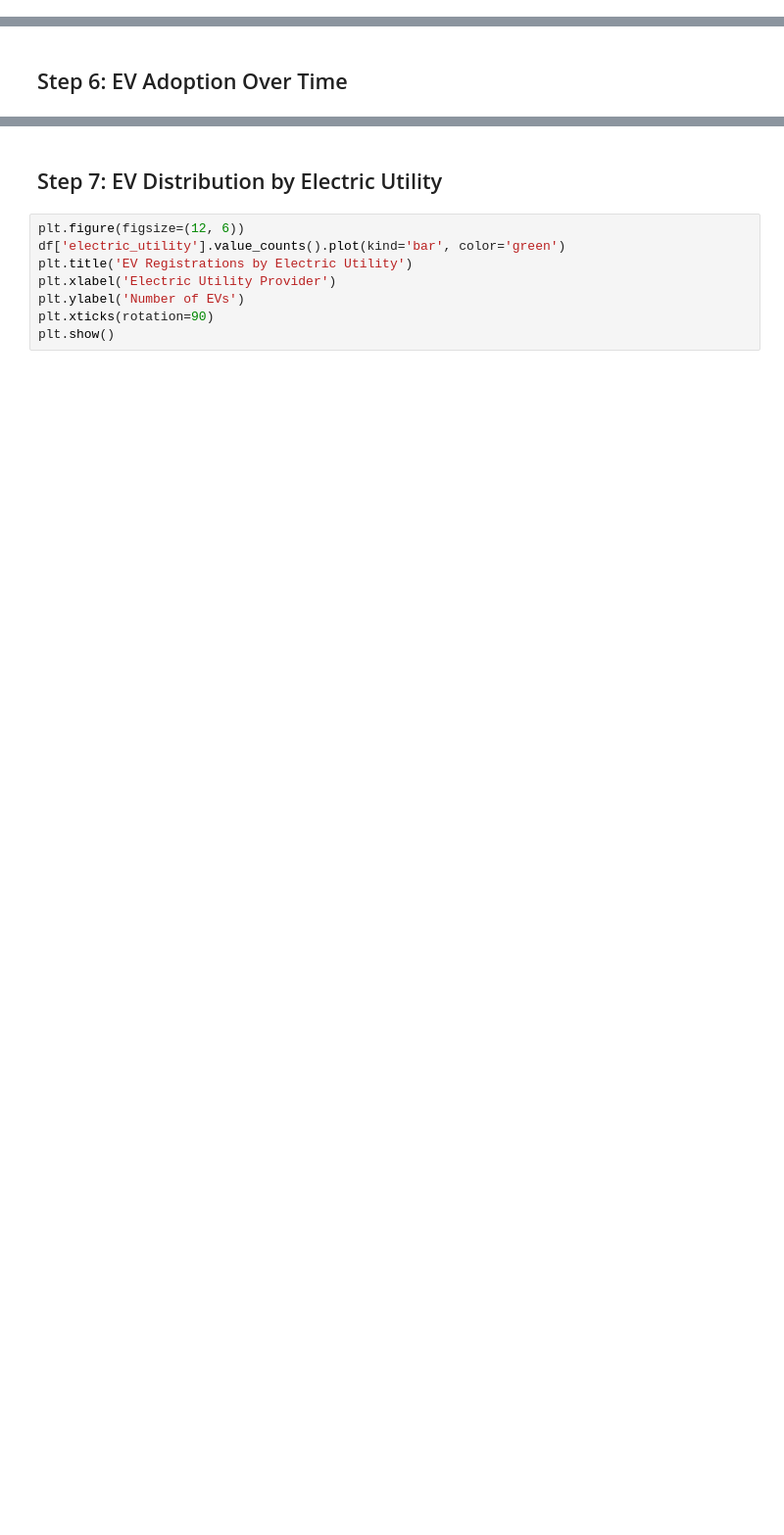
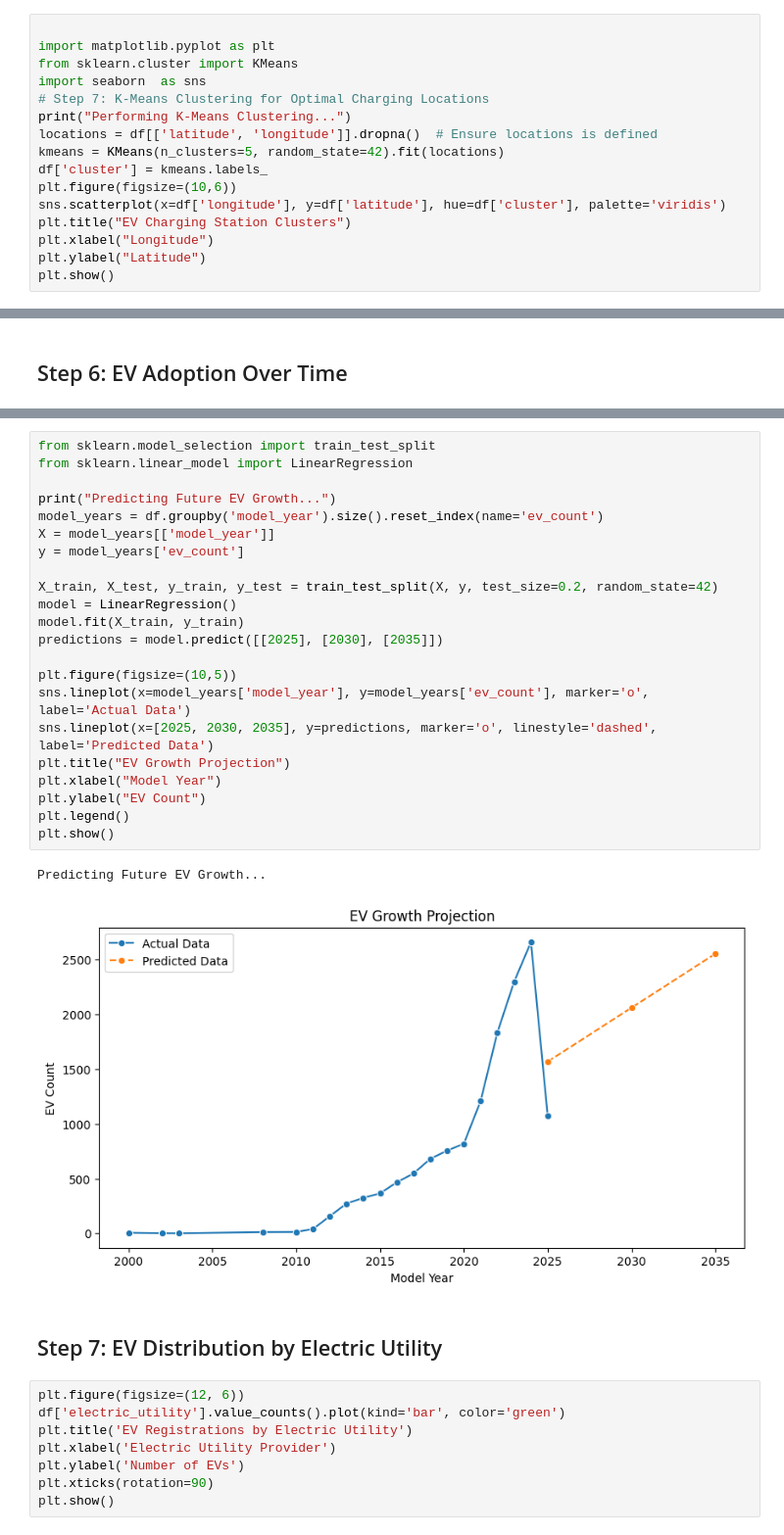
Before and after one commit to SaPok5/EVData, a Jupyter notebook: EV-Anaslysis-USA.ipynb, the cells around one changed output, grey strips where cells are left out. Shown: that part at 98% size. Cells and saved outputs as stored; diff of their text form; blank space fills up the shorter version.

```diff
--- a/EV-Anaslysis-USA.ipynb
+++ b/EV-Anaslysis-USA.ipynb
@@ -72 +65,17 @@ df_sql.head()
+# %%
+
+import matplotlib.pyplot as plt
+from sklearn.cluster import KMeans
+import seaborn  as sns
+# Step 7: K-Means Clustering for Optimal Charging Locations
+print("Performing K-Means Clustering...")
+locations = df[['latitude', 'longitude']].dropna()  # Ensure locations is defined
+kmeans = KMeans(n_clusters=5, random_state=42).fit(locations)
+df['cluster'] = kmeans.labels_
+plt.figure(figsize=(10,6))
+sns.scatterplot(x=df['longitude'], y=df['latitude'], hue=df['cluster'], palette='viridis')
+plt.title("EV Charging Station Clusters")
+plt.xlabel("Longitude")
+plt.ylabel("Latitude")
+plt.show()
 # %% [markdown]
@@ -114,3 +116,28 @@ plt.show()
+# %%
+from sklearn.model_selection import train_test_split
+from sklearn.linear_model import LinearRegression
+
+print("Predicting Future EV Growth...")
+model_years = df.groupby('model_year').size().reset_index(name='ev_count')
+X = model_years[['model_year']]
+y = model_years['ev_count']
+
+X_train, X_test, y_train, y_test = train_test_split(X, y, test_size=0.2, random_state=42)
+model = LinearRegression()
+model.fit(X_train, y_train)
+predictions = model.predict([[2025], [2030], [2035]])
+
+plt.figure(figsize=(10,5))
+sns.lineplot(x=model_years['model_year'], y=model_years['ev_count'], marker='o', label='Actual Data')
+sns.lineplot(x=[2025, 2030, 2035], y=predictions, marker='o', linestyle='dashed', label='Predicted Data')
+plt.title("EV Growth Projection")
+plt.xlabel("Model Year")
+plt.ylabel("EV Count")
+plt.legend()
+plt.show()
+# %% [output]
+Predicting Future EV Growth...
+[figure, added]
 # %% [markdown]
 ## Step 7: EV Distribution by Electric Utility
 # %%
```
Also changed, not shown: parts of 14 cells of this notebook, 1 other file.
